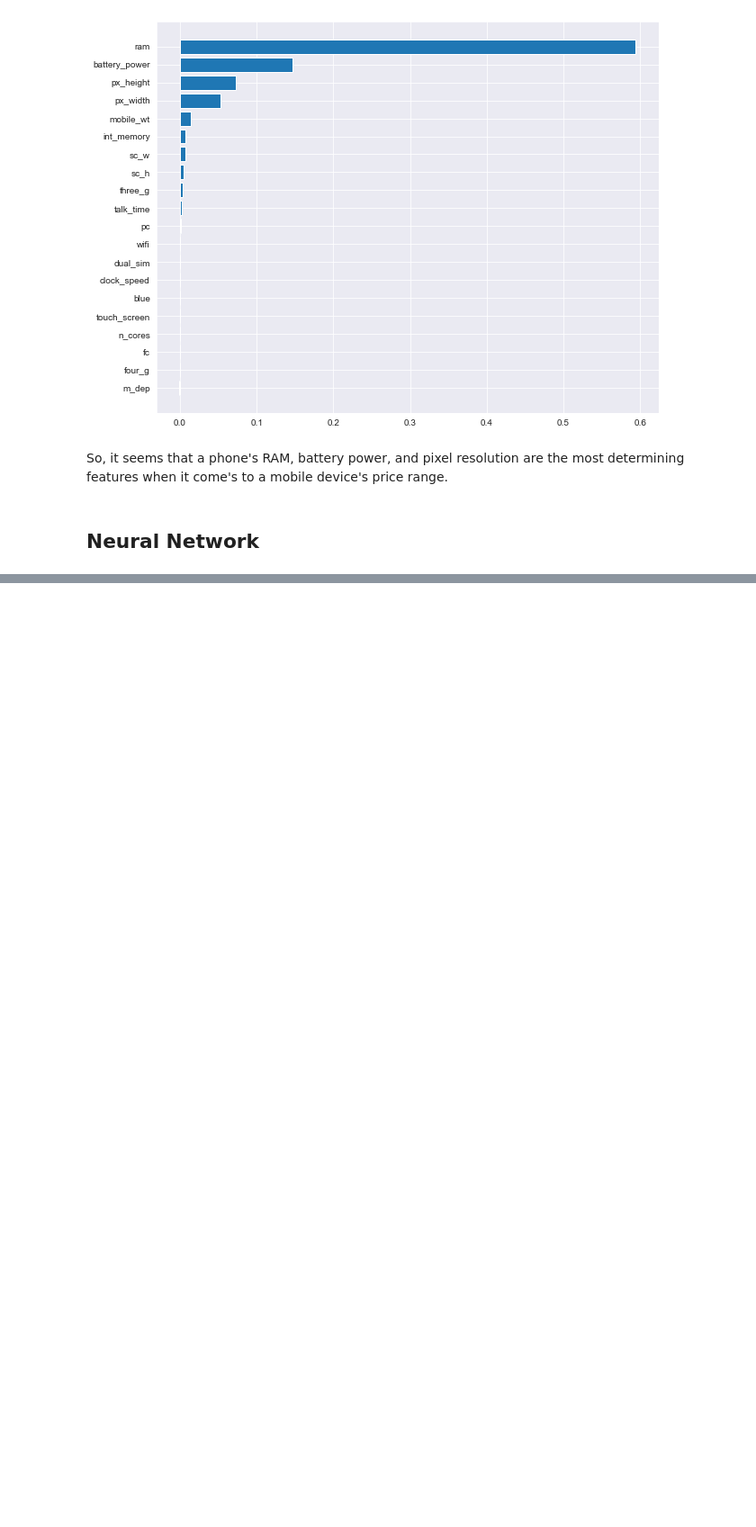
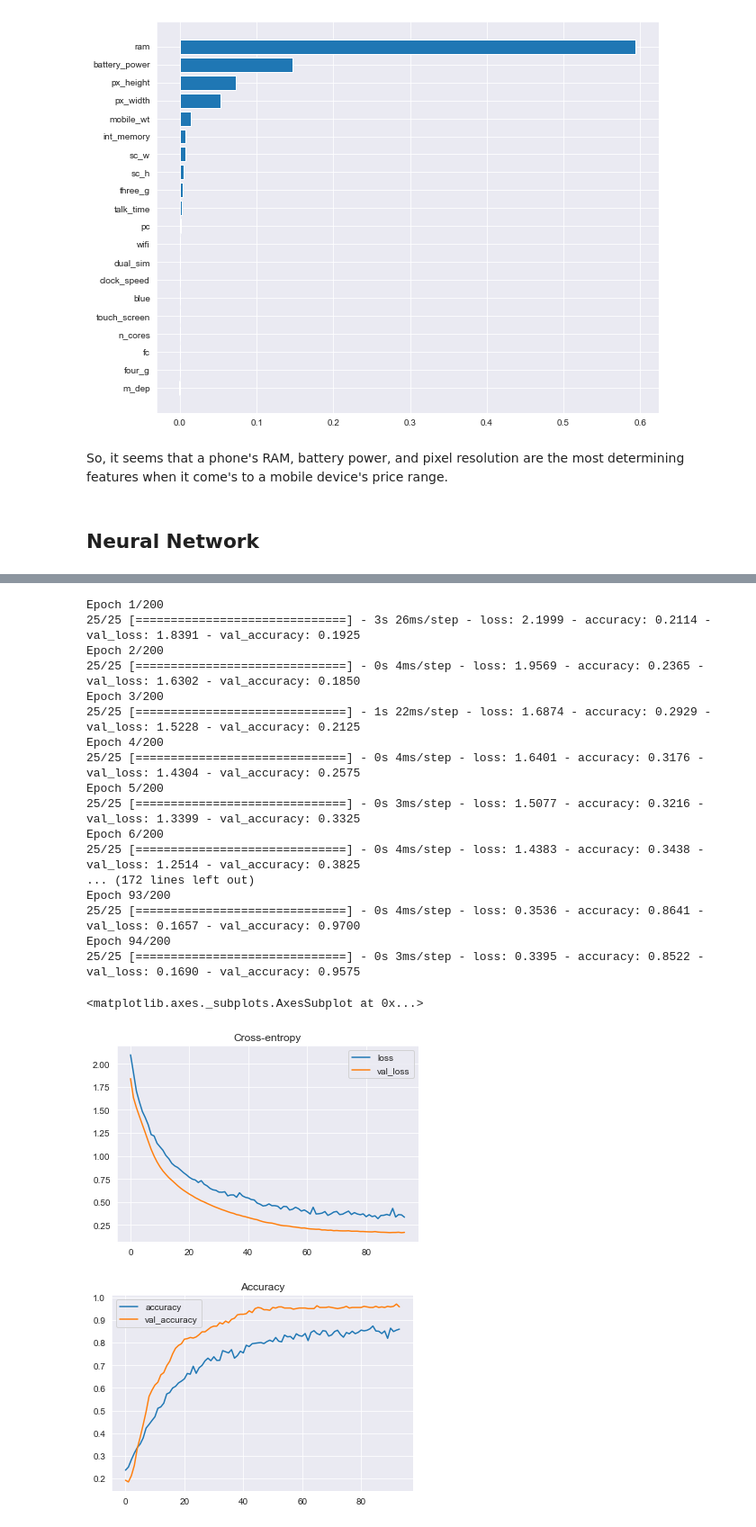
Before and after one commit to jordan-maulino/mobile_price, a Jupyter notebook: mobile_price.ipynb, the cells around one changed output, grey strips where cells are left out. Shown at 90% size. Cells and saved outputs as stored; diff of their text form; code cells hidden in the pictures; blank space fills up the shorter version.

Commit message:
neural net

```diff
--- a/mobile_price.ipynb
+++ b/mobile_price.ipynb
@@ -343,14 +348,65 @@ So, it seems that a phone's RAM, battery power, and pixel resolution are the mos
+# %%
+from sklearn.preprocessing import OneHotEncoder
+ohe = OneHotEncoder()
+y = ohe.fit_transform(y).toarray()
+# %%
+X_train, X_val, y_train, y_val = train_test_split(X, y, train_size=0.8, test_size=0.2, random_state=1)
 # %%
 from tensorflow import keras
 from tensorflow.keras import layers
 # %%
 neural_net = keras.Sequential([
-    layers.BatchNormalization(input_shape=[9]), #since we did not scale our data previously, let's add batchnormalization layers
-    layers.Dense(512, activation='relu'),
+    layers.BatchNormalization(input_shape=[20]), #since we did not scale our data previously, let's add batchnormalization layers
+    layers.Dense(16, activation='relu'),
     layers.BatchNormalization(),
     layers.Dropout(0.3),
-    layers.Dense(512, activation='relu'),
+    layers.Dense(12, activation='relu'),
     layers.BatchNormalization(),
     layers.Dropout(0.3),
-    layers.Dense(1, activation='sigmoid')
+    layers.Dense(4, activation='softmax')
 ])
+# %%
+neural_net.compile(
+    optimizer="adam",
+    loss="categorical_crossentropy",
+    metrics=['accuracy']
+)
+# %%
+early_stopping = keras.callbacks.EarlyStopping(
+    patience=5,
+    min_delta = 0.001,
+    restore_best_weights= True
+)
+
+history = neural_net.fit(
+    X_train, y_train,
+    validation_data = (X_val, y_val),
+    batch_size = 64,
+    epochs=200,
+    callbacks=[early_stopping]
+)
+
+history_df = pd.DataFrame(history.history)
+history_df.loc[:, ['loss', 'val_loss']].plot(title="Cross-entropy")
+history_df.loc[:, ['accuracy', 'val_accuracy']].plot(title="Accuracy")
+# %% [output]
+Epoch 1/200
+25/25 [==============================] - 3s 26ms/step - loss: 2.1999 - accuracy: 0.2114 - val_loss: 1.8391 - val_accuracy: 0.1925
+Epoch 2/200
+25/25 [==============================] - 0s 4ms/step - loss: 1.9569 - accuracy: 0.2365 - val_loss: 1.6302 - val_accuracy: 0.1850
+Epoch 3/200
+25/25 [==============================] - 1s 22ms/step - loss: 1.6874 - accuracy: 0.2929 - val_loss: 1.5228 - val_accuracy: 0.2125
+Epoch 4/200
+25/25 [==============================] - 0s 4ms/step - loss: 1.6401 - accuracy: 0.3176 - val_loss: 1.4304 - val_accuracy: 0.2575
+Epoch 5/200
+25/25 [==============================] - 0s 3ms/step - loss: 1.5077 - accuracy: 0.3216 - val_loss: 1.3399 - val_accuracy: 0.3325
+Epoch 6/200
+25/25 [==============================] - 0s 4ms/step - loss: 1.4383 - accuracy: 0.3438 - val_loss: 1.2514 - val_accuracy: 0.3825
+... (172 lines left out)
+Epoch 93/200
+25/25 [==============================] - 0s 4ms/step - loss: 0.3536 - accuracy: 0.8641 - val_loss: 0.1657 - val_accuracy: 0.9700
+Epoch 94/200
+25/25 [==============================] - 0s 3ms/step - loss: 0.3395 - accuracy: 0.8522 - val_loss: 0.1690 - val_accuracy: 0.9575
+<matplotlib.axes._subplots.AxesSubplot at 0x...>
+[figure, added]
+[figure, added]
```
Also changed, not shown: parts of 3 cells of this notebook.
